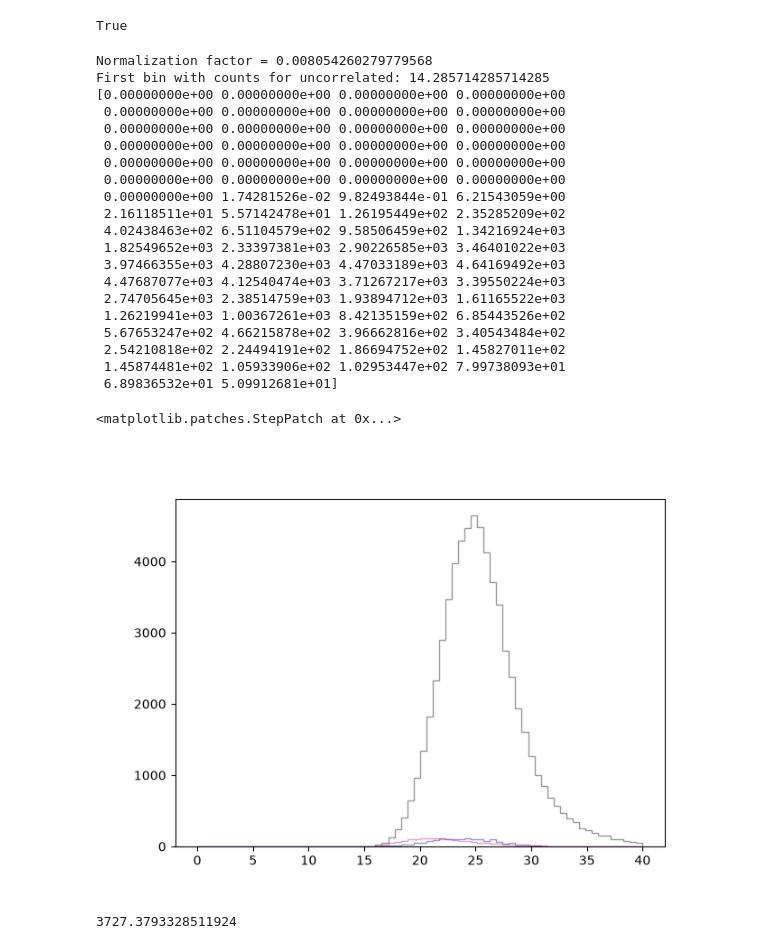
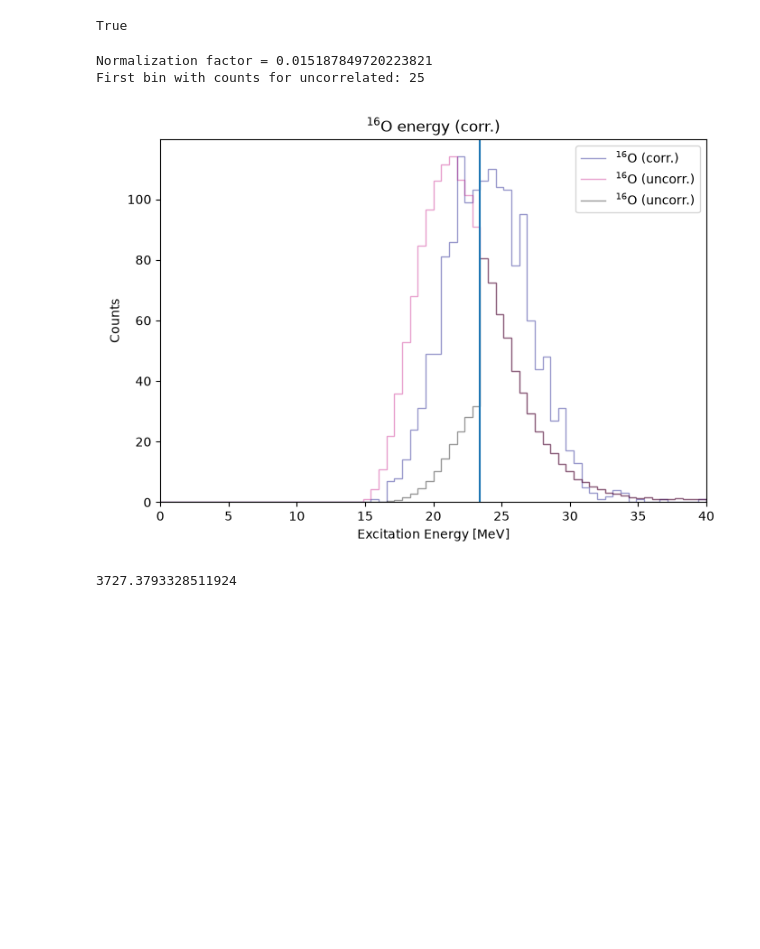
Before and after one commit to singhp99/spyral_notebooks, a Jupyter notebook: event_mixing.ipynb, the cells around one changed output. Saved outputs shown, nothing was run; the diff lists cells and outputs as text; code cells hidden in the pictures; blank space fills up the shorter version.

Commit message:
issues with uncorr correction

```diff
--- a/event_mixing.ipynb
+++ b/event_mixing.ipynb
@@ -2611,63 +2611,63 @@ uncorr_scaled = uncorr * ratio_max
 # print("Uncorrelated counts:")
 # print("  min =", np.min(uncorr))
 # print("  max =", np.max(uncorr))
 # print("Zero uncorrelated bins:", np.sum(uncorr == 0))
 
 
-uncorr_ex_geq0 = [hist_uncorr.bins[i] for i in range(len(uncorr_scaled)) if uncorr_scaled[i] > 0]
+uncorr_ex_geq0 = [i for i in range(len(uncorr_scaled)) if uncorr_scaled[i] > 0]
 # print(uncorr_ex_geq0)
 print(f"First bin with counts for uncorrelated: {uncorr_ex_geq0[0]}")
 
 # print(hist_uncorr.bins)
 fig, ax = plt.subplots(figsize=(7, 5))
 
 ax.stairs(
     corr,
     edges=hist_corr.bins,
     color="navy",
     alpha=0.4,
     label=r"$^{16}$O (corr.)"
 )
 
 ax.stairs(
     uncorr_scaled,
     edges=hist_uncorr.bins,
     color="mediumvioletred",
     alpha=0.4,
     label=r"$^{16}$O (uncorr.)"
 )
 
-# ax.set_xlabel("Excitation Energy [MeV]")
-# ax.set_ylabel("Counts")
-# ax.set_title(r"$^{16}$O energy (corr.)")
-# ax.set_xlim(0, 40)
-# ax.legend()
+uncorr_fermi = np.full_like(uncorr_scaled,uncorr_scaled)
 
-# plt.tight_layout()
-# plt.show()
+for i in range(len(uncorr_scaled)):
+    if i <= 40:
+        weight = inverse_fermi(hist_uncorr.bins[i],*o16_parameters)
+        uncorr_fermi[i] = weight * uncorr_scaled[i]
+    else:
+        uncorr_fermi[i] = uncorr_scaled[i]
+
+
+ax.stairs(
+    uncorr_fermi,
+    edges=hist_uncorr.bins,
+    color="black",
+    alpha=0.4,
+    label=r"$^{16}$O (uncorr.)"
+)
+ax.axvline(x=hist_uncorr.bins[41])
+
+ax.set_xlabel("Excitation Energy [MeV]")
+ax.set_ylabel("Counts")
+ax.set_title(r"$^{16}$O energy (corr.)")
+ax.set_xlim(0, 40)
+ax.legend()
+
+plt.tight_layout()
+plt.show()
 # %% [output]
-Normalization factor = 0.008054260279779568
-First bin with counts for uncorrelated: 14.285714285714285
-[0.00000000e+00 0.00000000e+00 0.00000000e+00 0.00000000e+00
- 0.00000000e+00 0.00000000e+00 0.00000000e+00 0.00000000e+00
- 0.00000000e+00 0.00000000e+00 0.00000000e+00 0.00000000e+00
- 0.00000000e+00 0.00000000e+00 0.00000000e+00 0.00000000e+00
- 0.00000000e+00 0.00000000e+00 0.00000000e+00 0.00000000e+00
- 0.00000000e+00 0.00000000e+00 0.00000000e+00 0.00000000e+00
- 0.00000000e+00 1.74281526e-02 9.82493844e-01 6.21543059e+00
- 2.16118511e+01 5.57142478e+01 1.26195449e+02 2.35285209e+02
- 4.02438463e+02 6.51104579e+02 9.58506459e+02 1.34216924e+03
- 1.82549652e+03 2.33397381e+03 2.90226585e+03 3.46401022e+03
- 3.97466355e+03 4.28807230e+03 4.47033189e+03 4.64169492e+03
- 4.47687077e+03 4.12540474e+03 3.71267217e+03 3.39550224e+03
- 2.74705645e+03 2.38514759e+03 1.93894712e+03 1.61165522e+03
- 1.26219941e+03 1.00367261e+03 8.42135159e+02 6.85443526e+02
- 5.67653247e+02 4.66215878e+02 3.96662816e+02 3.40543484e+02
- 2.54210818e+02 2.24494191e+02 1.86694752e+02 1.45827011e+02
- 1.45874481e+02 1.05933906e+02 1.02953447e+02 7.99738093e+01
- 6.89836532e+01 5.09912681e+01]
+Normalization factor = 0.015187849720223821
+First bin with counts for uncorrelated: 25
-<matplotlib.patches.StepPatch at 0x...>
-[figure, old version]
+[figure, new version]
 # %%
 print(ejectile.mass)
 # %% [output]
```
Also changed, not shown: parts of 2 cells of this notebook.
